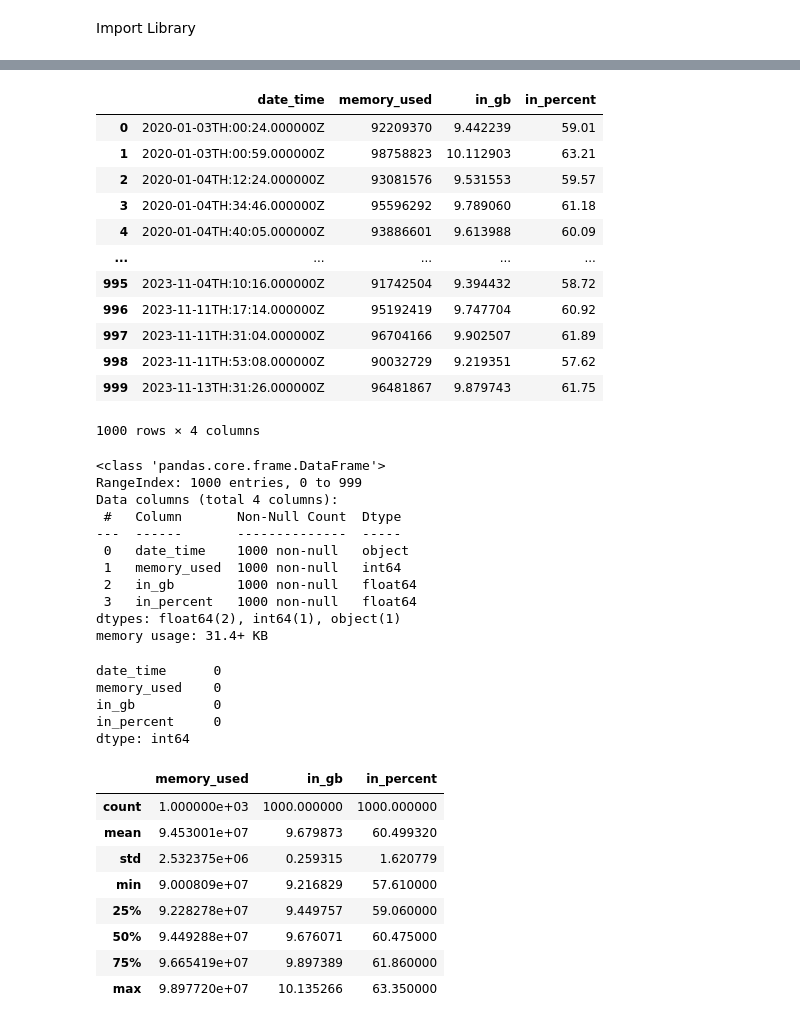
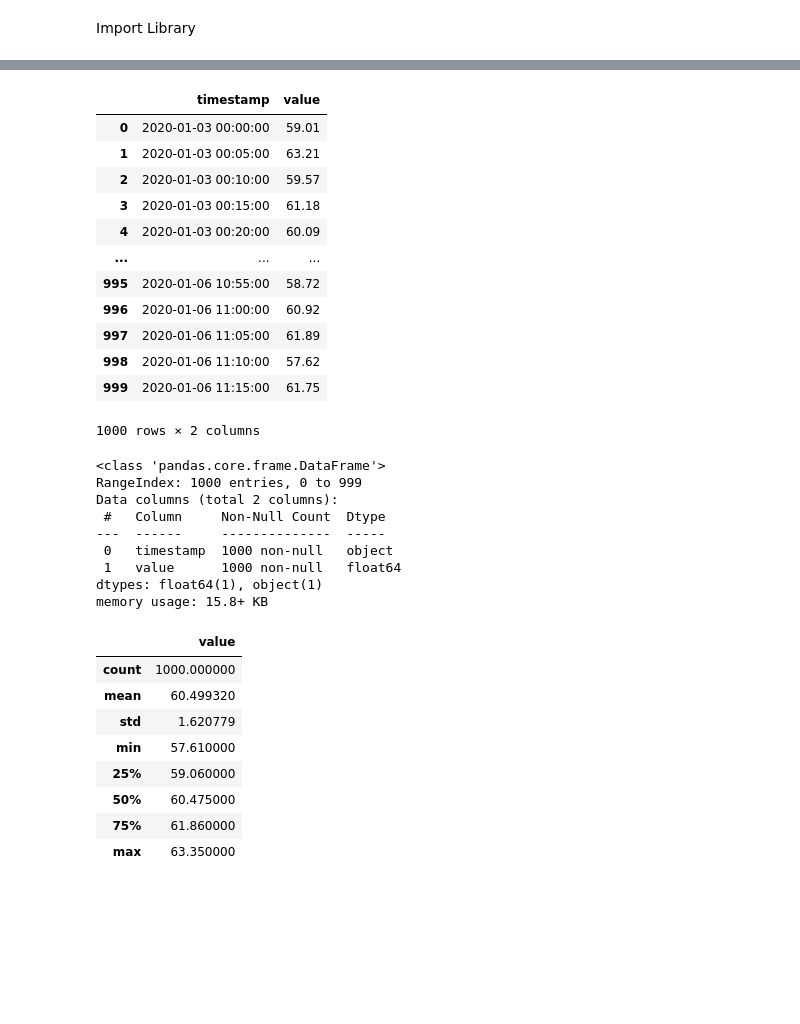
Before and after one commit to anni1st/Anomaly-Detection-VM-, a Jupyter notebook: anomaly_detection_memory.ipynb, the cells around one changed output, grey strips where cells are left out. Cells and saved outputs as stored; diff of their text form; code cells hidden in the pictures; blank space fills up the shorter version.

```diff
--- a/anomaly_detection_memory.ipynb
+++ b/anomaly_detection_memory.ipynb
@@ -18,52 +26,42 @@ Saving memory_data.csv to memory_data.csv
 # %%
-data = pd.read_csv('memory_data.csv')
-data
+df = pd.read_csv('memory_data_fix.csv')
+df
 # %% [output]
-|  | date_time | memory_used | in_gb | in_percent |
-| 0 | 2020-01-03TH:00:24.000000Z | 92209370 | 9.442239 | 59.01 |
-| 1 | 2020-01-03TH:00:59.000000Z | 98758823 | 10.112903 | 63.21 |
-| 2 | 2020-01-04TH:12:24.000000Z | 93081576 | 9.531553 | 59.57 |
-| 3 | 2020-01-04TH:34:46.000000Z | 95596292 | 9.789060 | 61.18 |
-| 4 | 2020-01-04TH:40:05.000000Z | 93886601 | 9.613988 | 60.09 |
-| ... | ... | ... | ... | ... |
-| 995 | 2023-11-04TH:10:16.000000Z | 91742504 | 9.394432 | 58.72 |
-| 996 | 2023-11-11TH:17:14.000000Z | 95192419 | 9.747704 | 60.92 |
-| 997 | 2023-11-11TH:31:04.000000Z | 96704166 | 9.902507 | 61.89 |
-| 998 | 2023-11-11TH:53:08.000000Z | 90032729 | 9.219351 | 57.62 |
-| 999 | 2023-11-13TH:31:26.000000Z | 96481867 | 9.879743 | 61.75 |
+|  | timestamp | value |
+| 0 | 2020-01-03 00:00:00 | 59.01 |
+| 1 | 2020-01-03 00:05:00 | 63.21 |
+| 2 | 2020-01-03 00:10:00 | 59.57 |
+| 3 | 2020-01-03 00:15:00 | 61.18 |
+| 4 | 2020-01-03 00:20:00 | 60.09 |
+| ... | ... | ... |
+| 995 | 2020-01-06 10:55:00 | 58.72 |
+| 996 | 2020-01-06 11:00:00 | 60.92 |
+| 997 | 2020-01-06 11:05:00 | 61.89 |
+| 998 | 2020-01-06 11:10:00 | 57.62 |
+| 999 | 2020-01-06 11:15:00 | 61.75 |
-1000 rows × 4 columns
+1000 rows × 2 columns
 # %%
-data.info()
+df.info()
 # %% [output]
 <class 'pandas.core.frame.DataFrame'>
 RangeIndex: 1000 entries, 0 to 999
-Data columns (total 4 columns):
- #   Column       Non-Null Count  Dtype
----  ------       --------------  -----
- 0   date_time    1000 non-null   object
- 1   memory_used  1000 non-null   int64
- 2   in_gb        1000 non-null   float64
- 3   in_percent   1000 non-null   float64
-dtypes: float64(2), int64(1), object(1)
-memory usage: 31.4+ KB
+Data columns (total 2 columns):
+ #   Column     Non-Null Count  Dtype
+---  ------     --------------  -----
+ 0   timestamp  1000 non-null   object
+ 1   value      1000 non-null   float64
+dtypes: float64(1), object(1)
+memory usage: 15.8+ KB
-# %%
-data.isnull().sum()
-# %% [output]
-date_time      0
-memory_used    0
-in_gb          0
-in_percent     0
-dtype: int64
 # %%
-data.describe()
+df.describe()
 # %% [output]
-|  | memory_used | in_gb | in_percent |
-| count | 1.000000e+03 | 1000.000000 | 1000.000000 |
-| mean | 9.453001e+07 | 9.679873 | 60.499320 |
-| std | 2.532375e+06 | 0.259315 | 1.620779 |
-| min | 9.000809e+07 | 9.216829 | 57.610000 |
-| 25% | 9.228278e+07 | 9.449757 | 59.060000 |
-| 50% | 9.449288e+07 | 9.676071 | 60.475000 |
-| 75% | 9.665419e+07 | 9.897389 | 61.860000 |
-| max | 9.897720e+07 | 10.135266 | 63.350000 |
+|  | value |
+| count | 1000.000000 |
+| mean | 60.499320 |
+| std | 1.620779 |
+| min | 57.610000 |
+| 25% | 59.060000 |
+| 50% | 60.475000 |
+| 75% | 61.860000 |
+| max | 63.350000 |
 # %%
```
Also changed, not shown: parts of 15 cells of this notebook.
